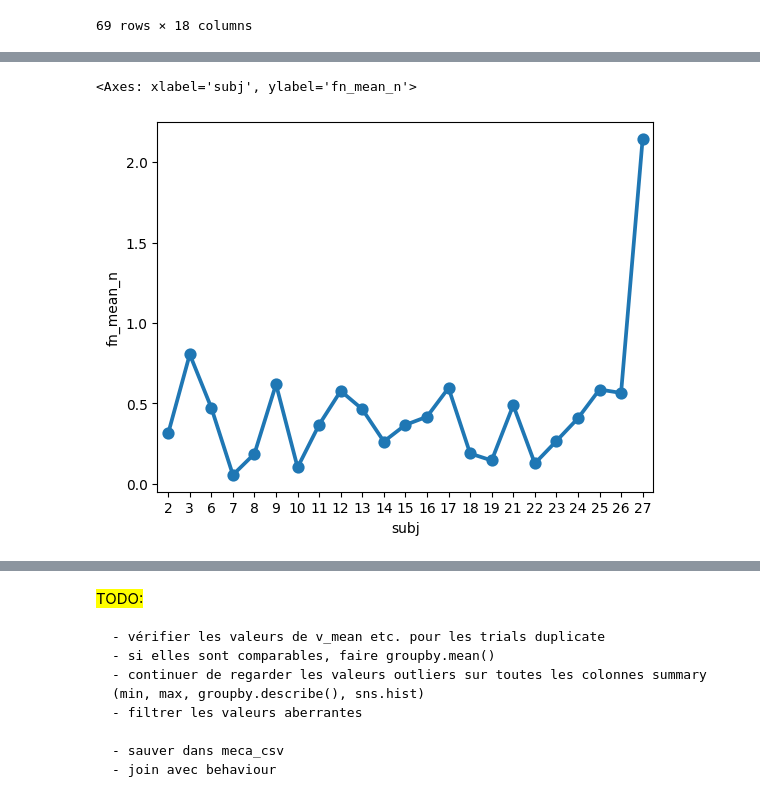
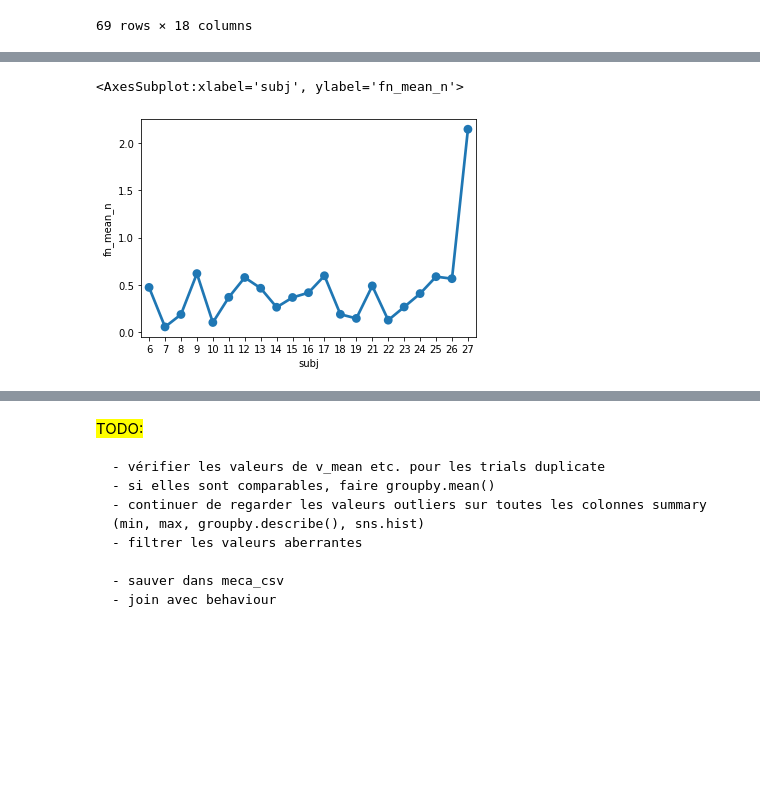
Before and after one commit to neuro-team-femto/revtact, a Jupyter notebook: analysis/analysis_beha_topo.ipynb, the cells around one changed output, grey strips where cells are left out. Drawn from its saved outputs; the diff is of its cells as text; code cells hidden in the pictures; blank space fills up the shorter version.

```diff
--- a/analysis/analysis_beha_topo.ipynb
+++ b/analysis/analysis_beha_topo.ipynb
@@ -252,8 +480,8 @@ for ind, subj in enumerate(subjs):
 # %%
-fn_mean_std_by_subject = data_df_summary.groupby(['subj'])['fn_mean_n'].mean()   # fn_mean() for each subject
+fn_mean_std_by_subject = filtered_df.groupby(['subj'])['fn_mean_n'].mean()   # fn_mean() for each subject
 sns.pointplot(data=fn_mean_std_by_subject.reset_index(), x='subj',y='fn_mean_n')
 # %% [output]
-<Axes: xlabel='subj', ylabel='fn_mean_n'>
+<AxesSubplot:xlabel='subj', ylabel='fn_mean_n'>
-[figure, old version]
+[figure, new version]
 # %%
 df_adjusted_v_mean.to_csv('data/meca/all_data.csv')
```
Also changed, not shown: parts of 43 cells of this notebook, 1 other file.
